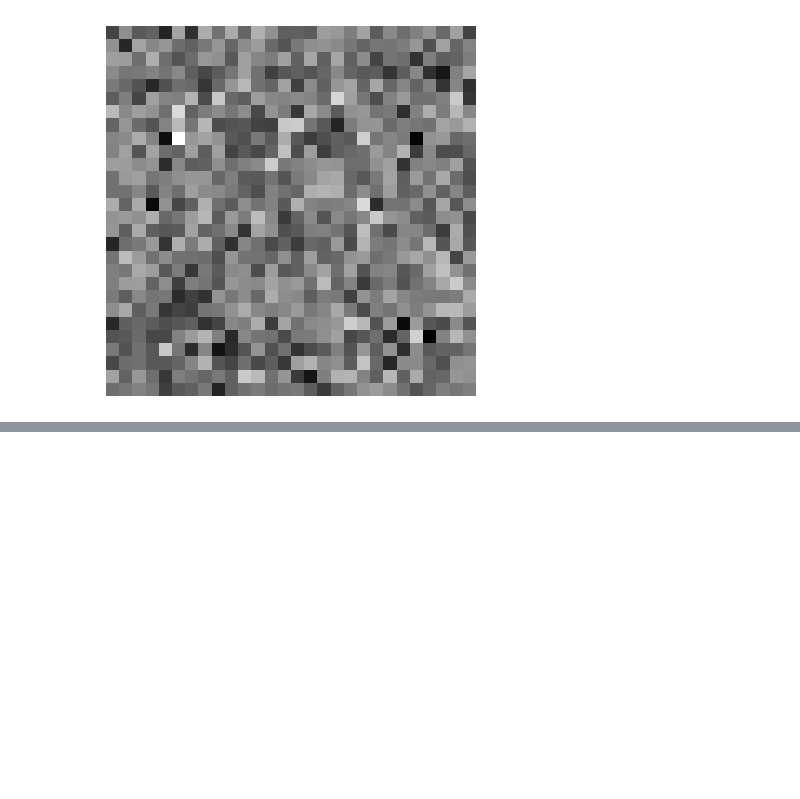
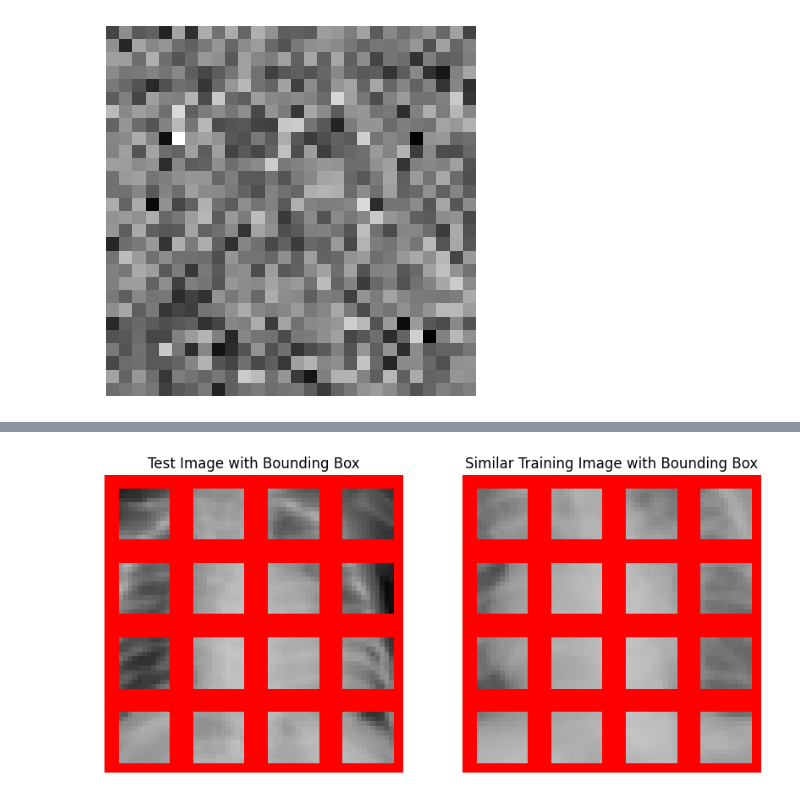
Before and after one commit to pooriya-jamie/ProtoPNet, a Jupyter notebook: Model.ipynb, the cells around one changed output, grey strips where cells are left out. Cells and saved outputs as stored; diff of their text form; code cells hidden in the pictures; blank space fills up the shorter version.

```diff
--- a/Model.ipynb
+++ b/Model.ipynb
@@ -319,8 +319,8 @@ class PPNet(nn.Module):
         self.set_last_layer_incorrect_connection(incorrect_strength=-0.5)
 
 
-def construct_PPNet(base_architecture, pretrained=True, img_size=224,
-                    prototype_shape=(2000, 512, 1, 1), num_classes=200,
+def construct_PPNet(base_architecture, pretrained=True, img_size=64,
+                    prototype_shape=(2000, 512, 1, 1), num_classes=2,
                     prototype_activation_function='log',
                     add_on_layers_type='bottleneck'):
     features = base_architecture_to_features[base_architecture](pretrained=pretrained)
@@ -1126,7 +1126,7 @@ download = True
 
 NUM_EPOCHS = 5
 BATCH_SIZE = 128
-lr = 0.002
+lr = 0.001
 
 info = INFO[data_flag]
 task = info['task']
@@ -1204,0 +1517,67 @@ Epoch 5, Loss: 0.5822437615007967, ACC: 0.7421410365335599
+# %%
+import torch
+import torchvision.transforms as transforms
+import matplotlib.pyplot as plt
+import numpy as np
+from PIL import Image, ImageDraw
+
+# Select a test image
+test_image_index = 0
+test_image, test_label = test_dataset[test_image_index]
+test_image_class = test_label.item()
+
+# Find images in training dataset belonging to the same class
+similar_images_indices = [idx for idx, (_, label) in enumerate(train_dataset) if label.item() == test_image_class]
+
+# Pick a random image from similar images
+similar_image_index = np.random.choice(similar_images_indices)
+similar_image, _ = train_dataset[similar_image_index]
+
+# Function to convert tensor to PIL image
+def tensor_to_pil(image_tensor):
+    if image_tensor.shape[0] == 1:
+        # If single-channel, duplicate to create 3 channels
+        image_tensor = torch.cat([image_tensor] * 3, dim=0)
+    image = image_tensor.clone().detach().cpu().numpy().transpose(1, 2, 0)
+    image = (image * 0.5 + 0.5) * 255  # Unnormalize
+    image = image.astype(np.uint8)
+    return Image.fromarray(image)
+
+
+# Function to draw bounding box around patches
+def draw_bounding_box(image, patch_size, patch_coordinates, color='red'):
+    image = tensor_to_pil(image)
+    draw = ImageDraw.Draw(image)
+    for x, y in patch_coordinates:
+        draw.rectangle([x, y, x + patch_size, y + patch_size], outline=color, width=3)
+    return image
+
+
+# Rescale bounding box coordinates to match resized images
+def rescale_coordinates(coordinates, original_size, target_size):
+    scale_factor = target_size / original_size
+    return [(int(coord[0] * scale_factor), int(coord[1] * scale_factor)) for coord in coordinates]
+
+# Get bounding box coordinates from the test image
+test_image_patches = [(x, y) for x in range(0, size, 16) for y in range(0, size, 16)]
+test_bounding_box_image = draw_bounding_box(test_image, 16, test_image_patches)
+
+# Get bounding box coordinates from the similar training image
+similar_image_patches = [(x, y) for x in range(0, size, 16) for y in range(0, size, 16)]
+similar_bounding_box_image = draw_bounding_box(similar_image, 16, similar_image_patches)
+
+# Rescale coordinates
+test_bounding_box_image = test_bounding_box_image.resize((size, size))
+similar_bounding_box_image = similar_bounding_box_image.resize((size, size))
+
+# Plot images with bounding boxes
+fig, axes = plt.subplots(1, 2, figsize=(10, 5))
+axes[0].imshow(test_bounding_box_image)
+axes[0].set_title('Test Image with Bounding Box')
+axes[0].axis('off')
+axes[1].imshow(similar_bounding_box_image)
+axes[1].set_title('Similar Training Image with Bounding Box')
+axes[1].axis('off')
+plt.show()
+# %% [output]
+[figure, added]
```
Also changed, not shown: parts of 4 cells of this notebook.
